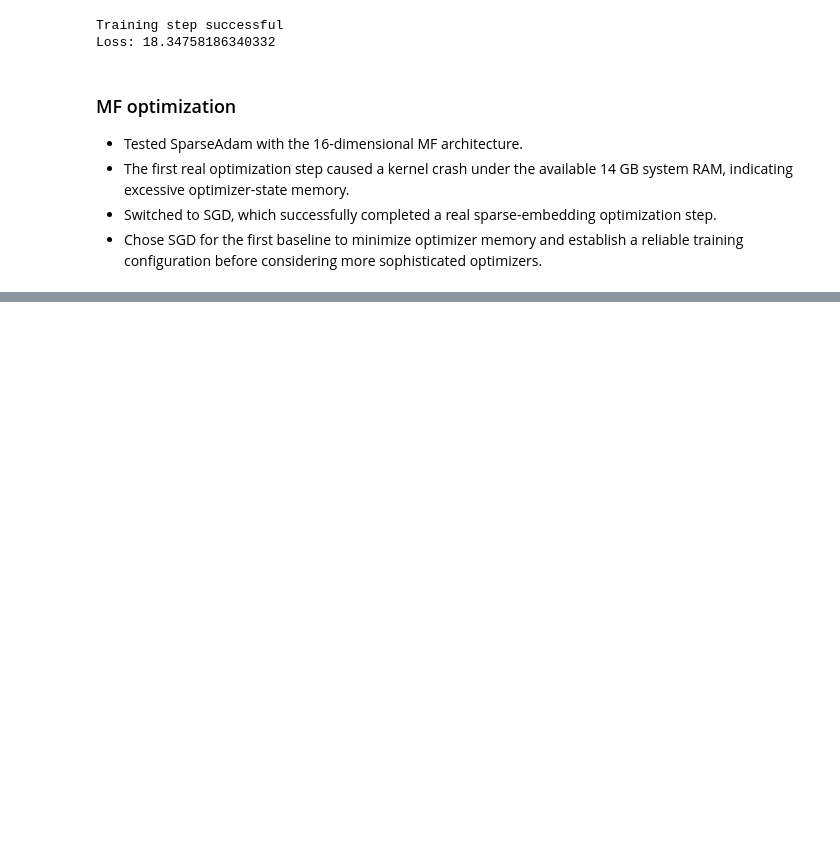
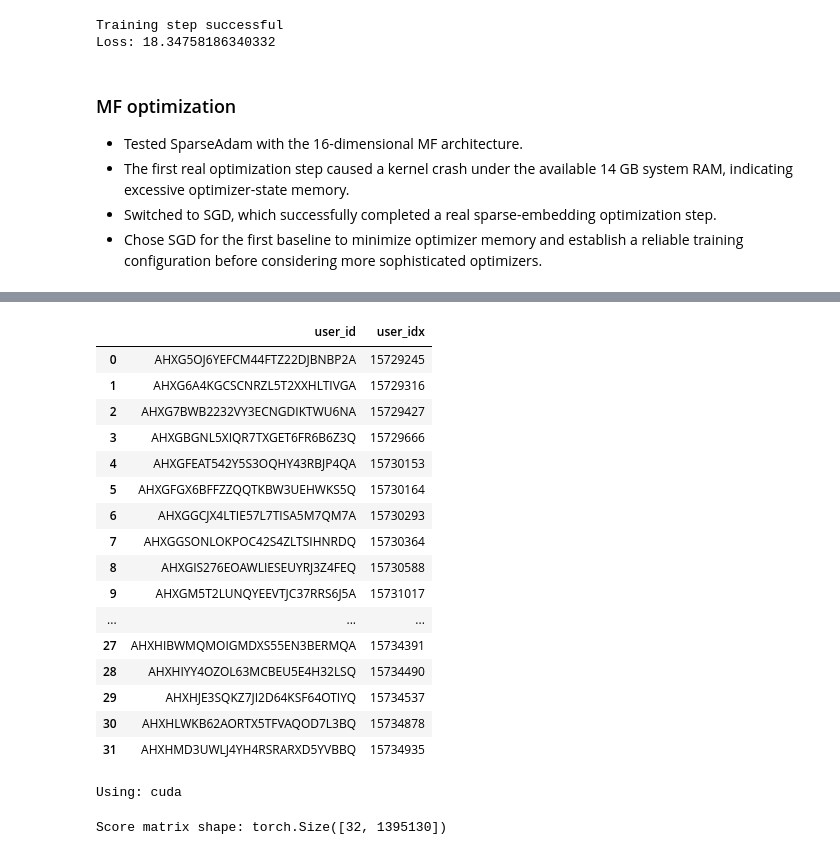
Before and after one commit to sr-ntr/cold-start-recommender, a Jupyter notebook: notebooks/04_modeling.ipynb, the cells around one changed output, grey strips where cells are left out. Saved outputs shown, nothing was run; the diff lists cells and outputs as text; code cells hidden in the pictures; blank space fills up the shorter version.

Commit message:
experiment: preserve MF training and evaluation work

```diff
--- a/notebooks/04_modeling.ipynb
+++ b/notebooks/04_modeling.ipynb
@@ -498,0 +502,16 @@ Loss: 18.34758186340332
+# %%
+import duckdb
+
+TRAINING_DIR = "data/processed/electronics_interactions"
+
+con = duckdb.connect()
+
+con.execute("""
+    SELECT
+        COUNT(*) AS interactions_2022,
+        COUNT(DISTINCT user_id) AS users_2022,
+        COUNT(DISTINCT parent_asin) AS items_2022
+    FROM read_parquet('../data/processed/electronics_interactions/*.parquet')
+    WHERE timestamp >= 1640995200000
+      AND timestamp < 1672531200000
+""").df()
@@ -498,0 +864,63 @@ Loss: 18.34758186340332
+# %%
+eval_users = con.execute("""
+    SELECT
+        g.user_id,
+        u.user_idx
+    FROM read_parquet('../data/processed/mf_validation_ground_truth.parquet') AS g
+    INNER JOIN read_parquet('../data/processed/mf_users.parquet') AS u
+        ON g.user_id = u.user_id
+    GROUP BY g.user_id, u.user_idx
+    LIMIT 32
+""").df()
+
+eval_users
+# %% [output]
+|  | user_id | user_idx |
+| 0 | AHXG5OJ6YEFCM44FTZ22DJBNBP2A | 15729245 |
+| 1 | AHXG6A4KGCSCNRZL5T2XXHLTIVGA | 15729316 |
+| 2 | AHXG7BWB2232VY3ECNGDIKTWU6NA | 15729427 |
+| 3 | AHXGBGNL5XIQR7TXGET6FR6B6Z3Q | 15729666 |
+| 4 | AHXGFEAT542Y5S3OQHY43RBJP4QA | 15730153 |
+| 5 | AHXGFGX6BFFZZQQTKBW3UEHWKS5Q | 15730164 |
+| 6 | AHXGGCJX4LTIE57L7TISA5M7QM7A | 15730293 |
+| 7 | AHXGGSONLOKPOC42S4ZLTSIHNRDQ | 15730364 |
+| 8 | AHXGIS276EOAWLIESEUYRJ3Z4FEQ | 15730588 |
+| 9 | AHXGM5T2LUNQYEEVTJC37RRS6J5A | 15731017 |
+| ... | ... | ... |
+| 27 | AHXHIBWMQMOIGMDXS55EN3BERMQA | 15734391 |
+| 28 | AHXHIYY4OZOL63MCBEU5E4H32LSQ | 15734490 |
+| 29 | AHXHJE3SQKZ7JI2D64KSF64OTIYQ | 15734537 |
+| 30 | AHXHLWKB62AORTX5TFVAQOD7L3BQ | 15734878 |
+| 31 | AHXHMD3UWLJ4YH4RSRARXD5YVBBQ | 15734935 |
+# %%
+device = torch.device("cuda" if torch.cuda.is_available() else "cpu")
+
+model = model.to(device)
+
+print("Using:", device)
+# %% [output]
+Using: cuda
+# %%
+user_indices = torch.tensor(
+    eval_users["user_idx"].to_numpy(),
+    dtype=torch.long,
+    device=device,
+)
+
+with torch.no_grad():
+    user_vectors = model.user_embeddings(user_indices)
+    user_biases = model.user_bias(user_indices).squeeze(-1)
+
+    item_vectors = model.item_embeddings.weight
+    item_biases = model.item_bias.weight.squeeze(-1)
+
+    scores = (
+        user_vectors @ item_vectors.T
+        + user_biases[:, None]
+        + item_biases[None, :]
+        + model.global_bias
+    )
+
+print("Score matrix shape:", scores.shape)
+# %% [output]
+Score matrix shape: torch.Size([32, 1395130])
```
Also changed, not shown: parts of 52 cells of this notebook, 3 other files.
